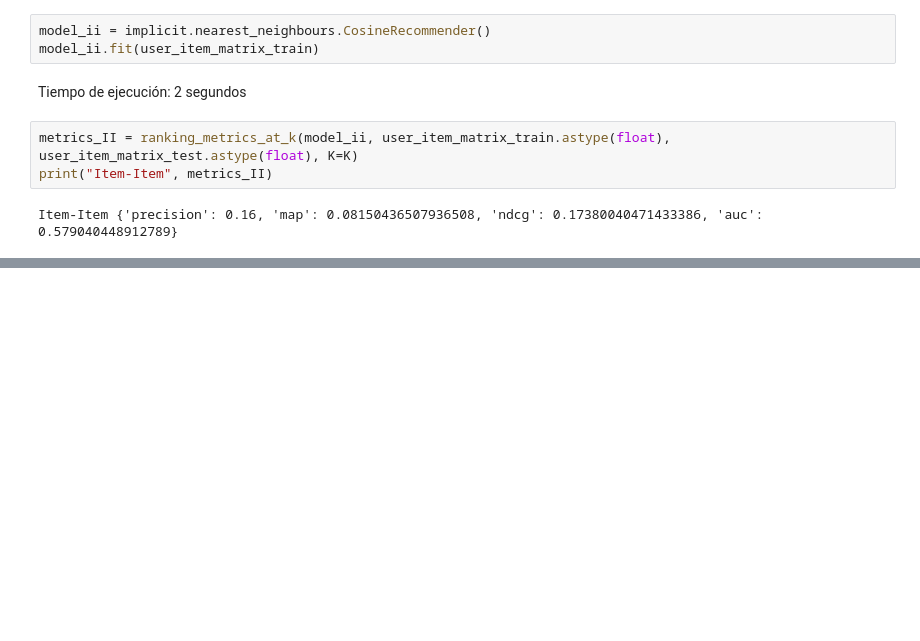
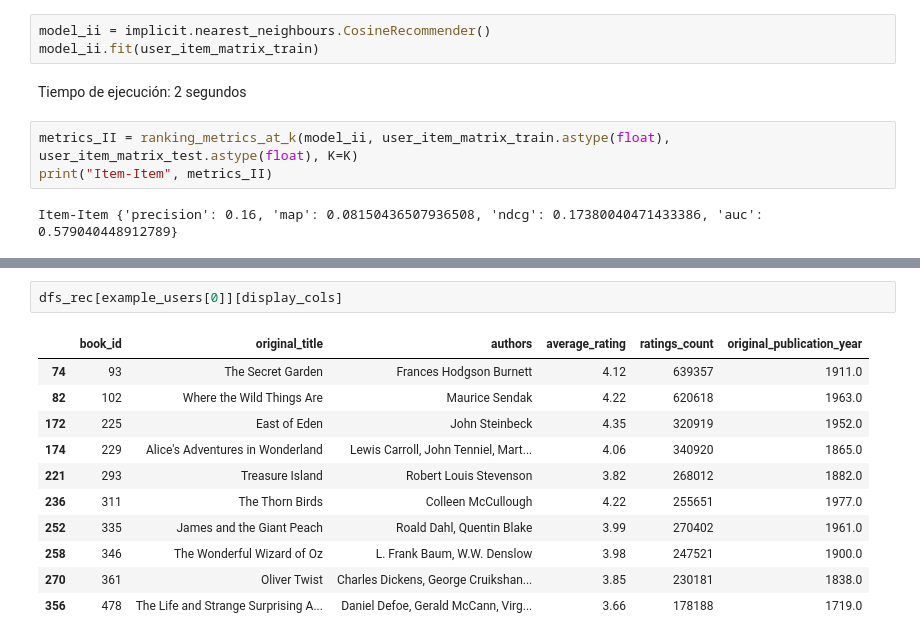
Before and after one commit to Pollolaz/ProyectoSisRec, a Jupyter notebook: Modelos/baselines.ipynb, the cells around one changed output, grey strips where cells are left out. Cells and saved outputs as stored; diff of their text form; blank space fills up the shorter version.

```diff
--- a/Modelos/baselines.ipynb
+++ b/Modelos/baselines.ipynb
@@ -351,0 +672,14 @@ Item-Item {'precision': 0.16, 'map': 0.08150436507936508, 'ndcg': 0.173800404714
+# %%
+dfs_rec[example_users[0]][display_cols]
+# %% [output]
+|  | book_id | original_title | authors | average_rating | ratings_count | original_publication_year |
+| 74 | 93 | The Secret Garden | Frances Hodgson Burnett | 4.12 | 639357 | 1911.0 |
+| 82 | 102 | Where the Wild Things Are | Maurice Sendak | 4.22 | 620618 | 1963.0 |
+| 172 | 225 | East of Eden | John Steinbeck | 4.35 | 320919 | 1952.0 |
+| 174 | 229 | Alice's Adventures in Wonderland | Lewis Carroll, John Tenniel, Mart... | 4.06 | 340920 | 1865.0 |
+| 221 | 293 | Treasure Island | Robert Louis Stevenson | 3.82 | 268012 | 1882.0 |
+| 236 | 311 | The Thorn Birds | Colleen McCullough | 4.22 | 255651 | 1977.0 |
+| 252 | 335 | James and the Giant Peach | Roald Dahl, Quentin Blake | 3.99 | 270402 | 1961.0 |
+| 258 | 346 | The Wonderful Wizard of Oz | L. Frank Baum, W.W. Denslow | 3.98 | 247521 | 1900.0 |
+| 270 | 361 | Oliver Twist | Charles Dickens, George Cruikshan... | 3.85 | 230181 | 1838.0 |
+| 356 | 478 | The Life and Strange Surprising A... | Daniel Defoe, Gerald McCann, Virg... | 3.66 | 178188 | 1719.0 |
```
Also changed, not shown: parts of 36 cells of this notebook, 2 other files.
